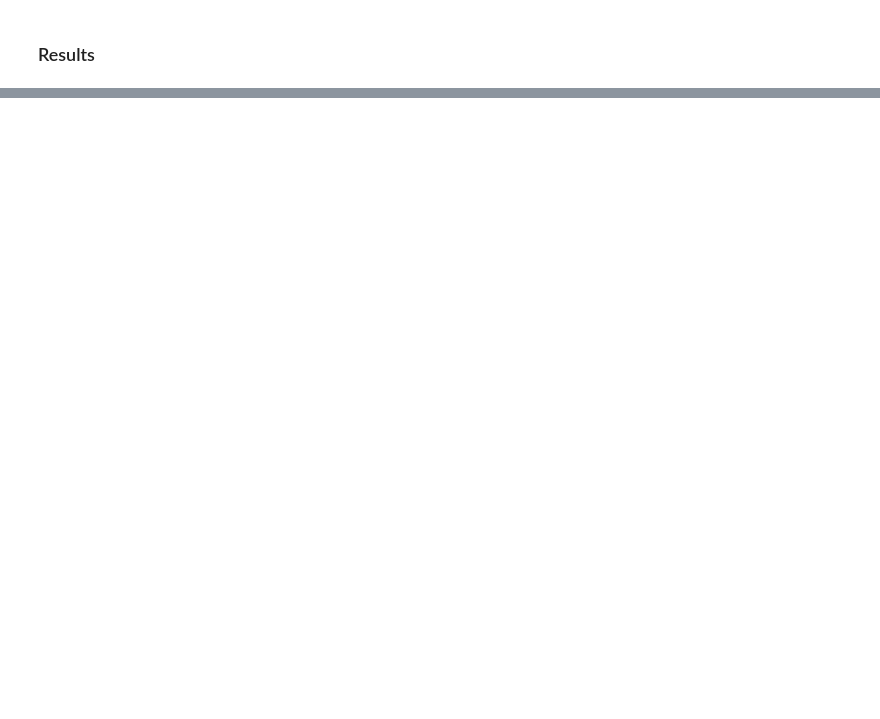
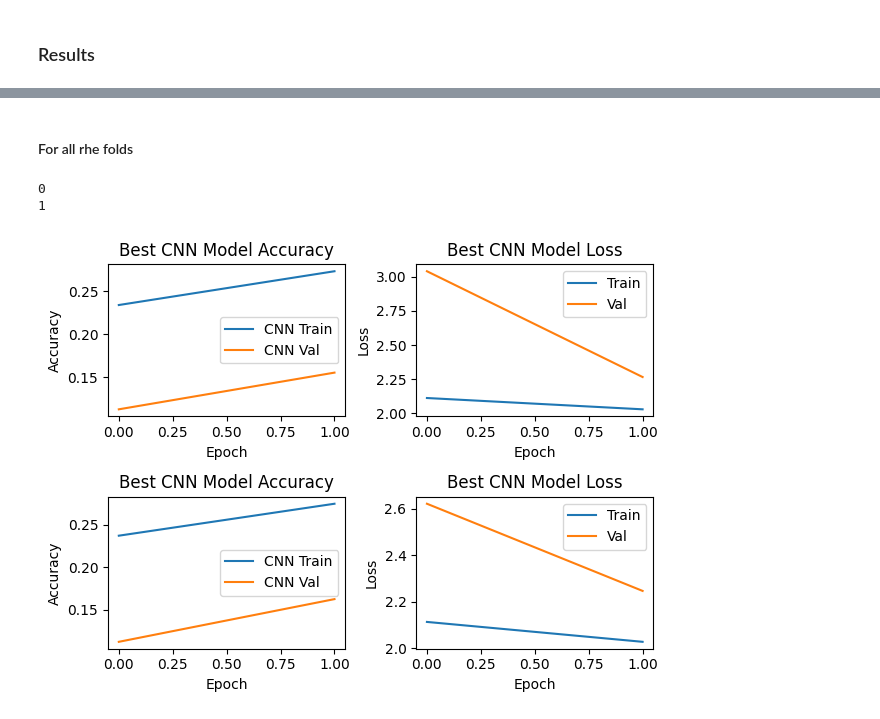
Before and after one commit to HugoBrtn/2-Projets_courts, a Jupyter notebook: Projet1-Images_chiffres/Images_chiffres_CNN.ipynb, the cells around one changed output, grey strips where cells are left out. Drawn from its saved outputs; the diff is of its cells as text; code cells hidden in the pictures; blank space fills up the shorter version.

```diff
--- a/Projet1-Images_chiffres/Images_chiffres_CNN.ipynb
+++ b/Projet1-Images_chiffres/Images_chiffres_CNN.ipynb
@@ -315,0 +418,29 @@ plt.show()
+# %% [markdown]
+#### For all rhe folds
+# %%
+for fold in range (k_folds) :
+    cnn_model = best_histories[fold][3]
+    # Accuracy
+    plt.subplot(k_folds, 2, 2*fold+1)
+    plt.plot(cnn_model.history["accuracy"], label='CNN Train')
+    plt.plot(cnn_model.history['val_' + "accuracy"], label='CNN Val')
+    plt.title('Best CNN Model Accuracy')
+    plt.ylabel('Accuracy')
+    plt.xlabel('Epoch')
+    plt.legend()
+
+    # Loss
+    plt.subplot(k_folds, 2, 2*fold+2)
+    plt.plot(cnn_model.history['loss'], label='Train')
+    plt.plot(cnn_model.history['val_loss'], label='Val')
+    plt.title('Best CNN Model Loss')
+    plt.ylabel('Loss')
+    plt.xlabel('Epoch')
+    plt.legend()
+
+    plt.tight_layout()
+plt.show()
+# %% [output]
+0
+1
+[figure, added]
```
Also changed, not shown: parts of 16 cells of this notebook, 9 other files.
